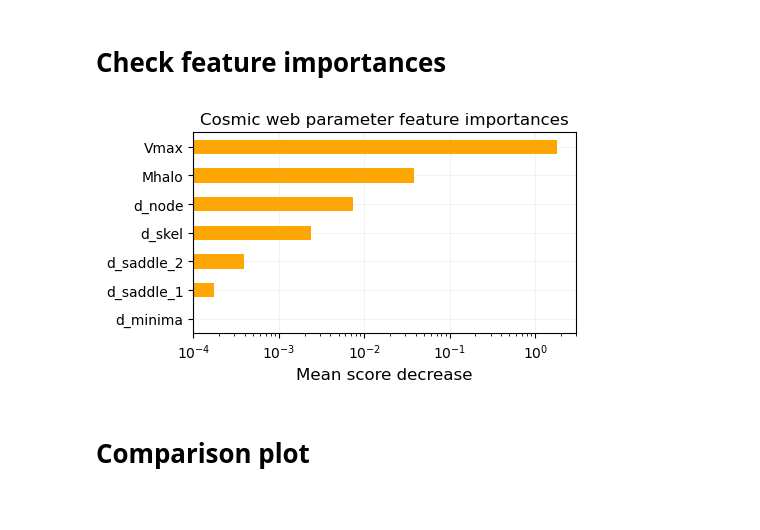
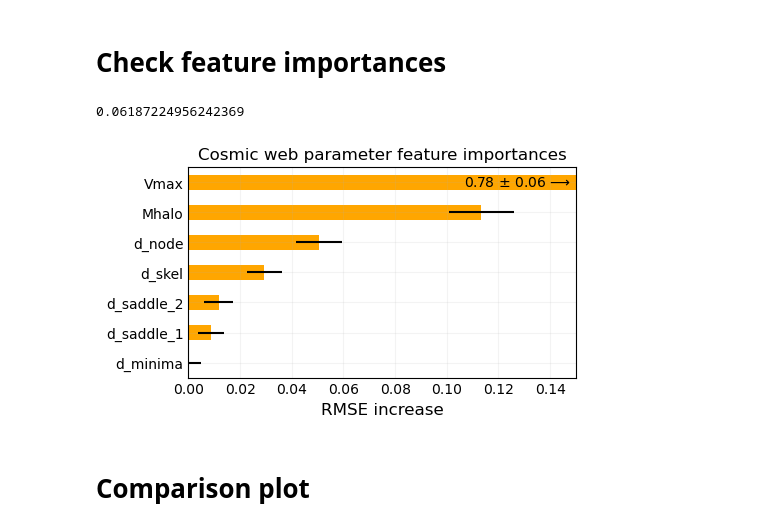
Before and after one commit to jwuphysics/halo-gnns, a Jupyter notebook: notebook/linking-length-tests/disperse_cosmic_web.ipynb, the cells around one changed output. Cells and saved outputs as stored; diff of their text form; code cells hidden in the pictures.

Commit message:
make plot better

```diff
--- a/notebook/linking-length-tests/disperse_cosmic_web.ipynb
+++ b/notebook/linking-length-tests/disperse_cosmic_web.ipynb
@@ -305,21 +305,41 @@ rf_disperse.fit(X_train_disperse, y_train)
 
 p_log_Mhalo_rf_disperse = rf_disperse.predict(X_valid_disperse)
 # %%
-result = permutation_importance(rf_disperse, X_valid_disperse, y_valid, n_repeats=30, random_state=42, n_jobs=10)
+result = permutation_importance(
+    rf_disperse,
+    X_valid_disperse,
+    y_valid,
+    n_repeats=30,
+    random_state=42,
+    n_jobs=15,
+    scoring="neg_mean_squared_error"
+)
+# %%
+forest_importances.stds['Vmax']
+# %% [output]
+0.06187224956242369
 # %%
-forest_importances = pd.Series(result.importances_mean, index=["Mhalo", "Vmax", "d_minima", "d_node", "d_saddle_1", "d_saddle_2", "d_skel"]).sort_values()
+forest_importances = pd.DataFrame(
+    {
+        "means": np.sqrt(result.importances_mean.clip(0)),
+        "stds": np.sqrt(result.importances_std),
+    },
+    index=["Mhalo", "Vmax", "d_minima", "d_node", "d_saddle_1", "d_saddle_2", "d_skel"]
+).sort_values("means")
 
 fig, ax = plt.subplots(figsize=(5, 3))
-forest_importances.plot.barh(yerr=result.importances_std, ax=ax, color=c4)
+forest_importances.means.plot.barh(xerr=forest_importances.stds, ax=ax, color=c4)
 ax.set_title("Cosmic web parameter feature importances", fontsize=12)
-ax.set_xlabel("Mean score decrease", fontsize=12)
-ax.set_xscale('log')
-ax.set_xlim(1e-4, 3)
+ax.set_xlabel("RMSE increase", fontsize=12)
+ax.text(0.148, 6, f"{forest_importances.means['Vmax']:.2f} $\\pm$ {forest_importances.stds['Vmax']:.2f} ⟶", va="center", ha="right")
+# ax.set_xscale('log')
+ax.set_xlim(0, 0.15)
+ax.tick_params(axis="both", length=0)
 ax.grid(alpha=0.15)
 plt.tight_layout()
 plt.savefig(f"{ROOT}/results/predicting-Mstar/cosmic_web_disperse/feature_importances.pdf")
 # %% [output]
-[figure, old version]
+[figure, new version]
 # %% [markdown]
 # Comparison plot
 # %%
```
